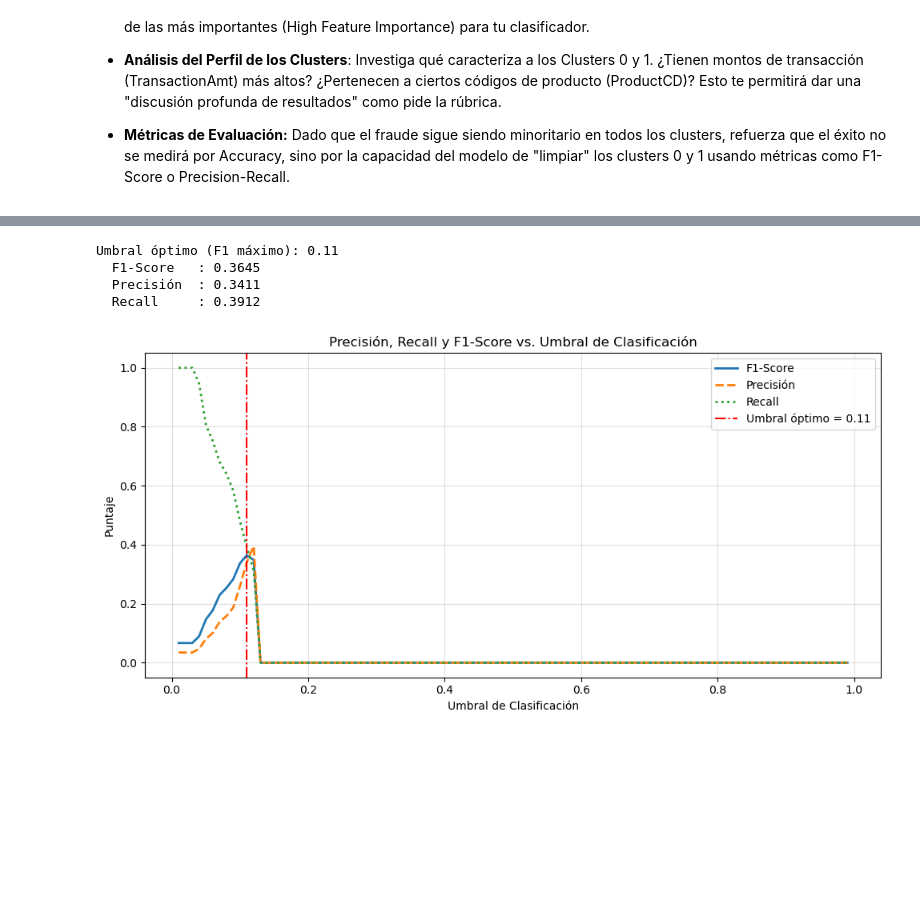
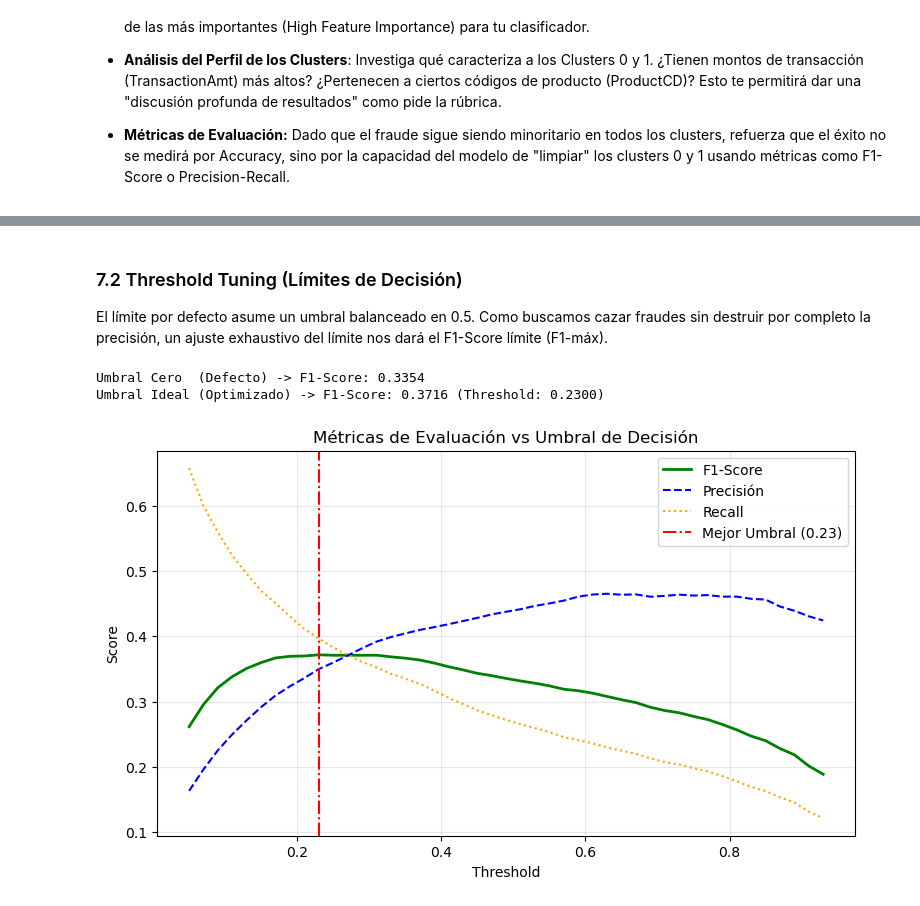
Before and after one commit to AlejandroPinedo/ML2026, a Jupyter notebook: PROYECTO 2/Proyecto02-Grupo1-jc.ipynb, the cells around one changed output, grey strips where cells are left out. Drawn from its saved outputs; the diff is of its cells as text; code cells hidden in the pictures; blank space fills up the shorter version.

```diff
--- a/PROYECTO 2/Proyecto02-Grupo1-jc.ipynb
+++ b/PROYECTO 2/Proyecto02-Grupo1-jc.ipynb
@@ -1186,0 +1079,14 @@ El umbral por defecto de 0.5 **no es óptimo** para datos altamente desbalancead
+# %%
+from sklearn.model_selection import train_test_split
+
+split_idx = int(len(X_scaled) * 0.80)
+
+X_train, X_val = X_scaled[:split_idx], X_scaled[split_idx:]
+y_train, y_val = y.iloc[:split_idx], y.iloc[split_idx:]
+
+# Cálculo de peso para clase positiva (Fraude)
+pos_weight = (y_train == 0).sum() / (y_train == 1).sum()
+
+print(f'Train size: {X_train.shape[0]:,} | Fraudes: {y_train.sum():,} ({y_train.mean()*100:.2f}%)')
+print(f'Val size  : {X_val.shape[0]:,} | Fraudes: {y_val.sum():,} ({y_val.mean()*100:.2f}%)')
+print(f'Scale Pos Weight calculado: {pos_weight:.2f}')
@@ -1187,44 +1222,43 @@ El umbral por defecto de 0.5 **no es óptimo** para datos altamente desbalancead
+# %% [markdown]
+### 7.2 Threshold Tuning (Límites de Decisión)
+
+El límite por defecto asume un umbral balanceado en 0.5. Como buscamos cazar fraudes sin destruir por completo la precisión, un ajuste exhaustivo del límite nos dará el F1-Score límite (F1-máx).
 # %%
+import matplotlib.pyplot as plt
 from sklearn.metrics import f1_score, precision_score, recall_score
 
-# Barrido de umbrales
-thresholds       = np.arange(0.01, 1.00, 0.01)
-f1_scores        = []
-precision_scores = []
-recall_scores    = []
+y_prob = final_model.predict_proba(X_val)[:, 1]
+
+thresholds = np.arange(0.05, 0.95, 0.02)
+f1_scores = []
+prec_scores = []
+rec_scores = []
 
 for t in thresholds:
     y_pred_t = (y_prob >= t).astype(int)
-    f1_scores.append(f1_score(y_val, y_pred_t, pos_label=1, zero_division=0))
-    precision_scores.append(precision_score(y_val, y_pred_t, pos_label=1, zero_division=0))
-    recall_scores.append(recall_score(y_val, y_pred_t, pos_label=1, zero_division=0))
+    # zero_division=0 evita Warnings
+    f1_scores.append(f1_score(y_val, y_pred_t, zero_division=0))
+    prec_scores.append(precision_score(y_val, y_pred_t, zero_division=0))
+    rec_scores.append(recall_score(y_val, y_pred_t, zero_division=0))
 
-# Umbral óptimo (máximo F1)
-best_idx       = int(np.argmax(f1_scores))
+best_idx = np.argmax(f1_scores)
 best_threshold = thresholds[best_idx]
-best_f1        = f1_scores[best_idx]
 
-print(f'Umbral óptimo (F1 máximo): {best_threshold:.2f}')
-print(f'  F1-Score   : {best_f1:.4f}')
-print(f'  Precisión  : {precision_scores[best_idx]:.4f}')
-print(f'  Recall     : {recall_scores[best_idx]:.4f}')
+print(f"Umbral Cero  (Defecto) -> F1-Score: {f1_scores[(np.abs(thresholds - 0.5)).argmin()]:.4f}")
+print(f"Umbral Ideal (Optimizado) -> F1-Score: {f1_scores[best_idx]:.4f} (Threshold: {best_threshold:.4f})")
 
-# Curva Precisión-Recall-F1 vs Umbral
-plt.figure(figsize=(10, 5))
-plt.plot(thresholds, f1_scores,        label='F1-Score',  linewidth=2)
-plt.plot(thresholds, precision_scores, label='Precisión', linewidth=2, linestyle='--')
-plt.plot(thresholds, recall_scores,    label='Recall',    linewidth=2, linestyle=':')
-plt.axvline(best_threshold, color='red', linestyle='-.', label=f'Umbral óptimo = {best_threshold:.2f}')
-plt.xlabel('Umbral de Clasificación')
-plt.ylabel('Puntaje')
-plt.title('Precisión, Recall y F1-Score vs. Umbral de Clasificación')
+plt.figure(figsize=(9, 5))
+plt.plot(thresholds, f1_scores, label="F1-Score", color="green", linewidth=2)
+plt.plot(thresholds, prec_scores, label="Precisión", color="blue", linestyle="--")
+plt.plot(thresholds, rec_scores, label="Recall", color="orange", linestyle=":")
+plt.axvline(best_threshold, color="red", linestyle="-.", label=f"Mejor Umbral ({best_threshold:.2f})")
+plt.title("Métricas de Evaluación vs Umbral de Decisión")
+plt.xlabel("Threshold")
+plt.ylabel("Score")
 plt.legend()
-plt.grid(True, alpha=0.4)
-plt.tight_layout()
+plt.grid(True, alpha=0.3)
 plt.show()
 # %% [output]
-Umbral óptimo (F1 máximo): 0.11
-  F1-Score   : 0.3645
-  Precisión  : 0.3411
-  Recall     : 0.3912
+Umbral Cero  (Defecto) -> F1-Score: 0.3354
+Umbral Ideal (Optimizado) -> F1-Score: 0.3716 (Threshold: 0.2300)
-[figure, old version]
+[figure, new version]
```
Also changed, not shown: parts of 26 cells of this notebook, 1 other file.
